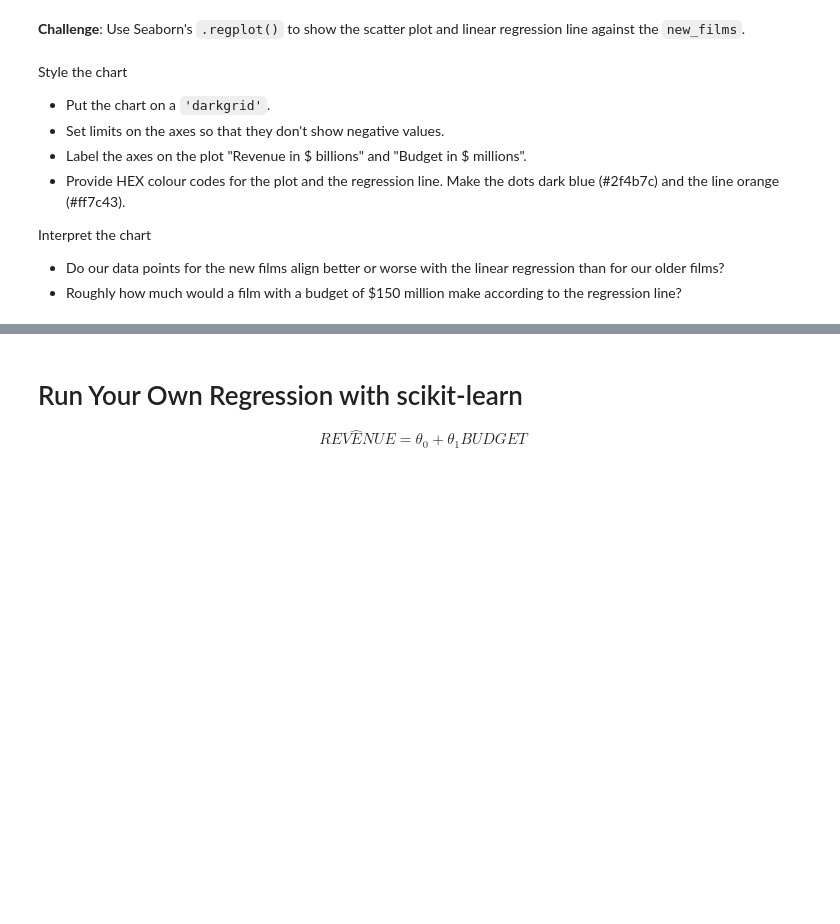
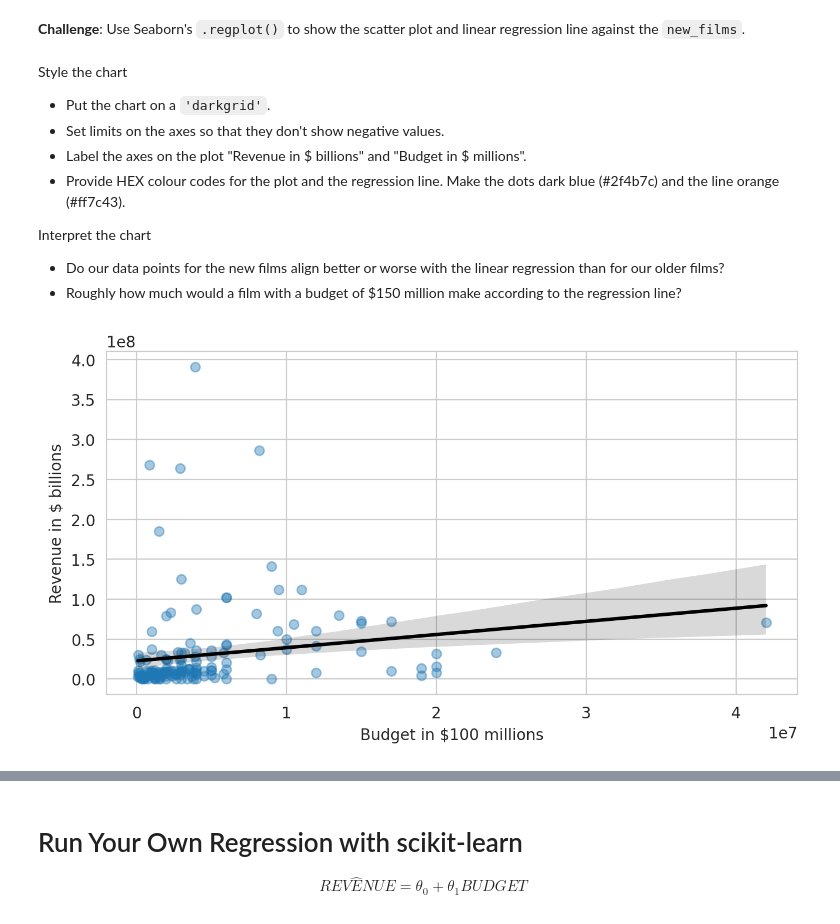
Before and after one commit to dot-techno/data-science-intro, a Jupyter notebook: Day77_Seaborn_and_Linear_Regression.ipynb, the cells around one changed output, grey strips where cells are left out. Drawn from its saved outputs; the diff is of its cells as text; code cells hidden in the pictures; blank space fills up the shorter version.

```diff
--- a/Day77_Seaborn_and_Linear_Regression.ipynb
+++ b/Day77_Seaborn_and_Linear_Regression.ipynb
@@ -235,3 +252,10 @@ Here's how:
 <img src=https://i.imgur.com/5m06Ach.png width=650>
 3. Use floor division `//` to convert the year data to the decades of the films.
 4. Add the decades as a `Decade` column to the `data_clean` DataFrame.
+# %%
+dt_index = pd.DatetimeIndex(data['Release_Date'])
+years = dt_index.year
+decades = (years // 10)*10
+data['Decade'] = decades
+
+data.sample(10)
@@ -243,3 +279,7 @@ Here's how:
 * `new_films` should include all the films from 1970 onwards
 * How many films were released prior to 1970?
 * What was the most expensive film made prior to 1970?
+# %%
+old_films = data[data.Decade < 1970]
+new_films = data[data.Decade >= 1970]
+print(f"old films shape: {old_films.shape} -- new films shape: {new_films.shape}")
@@ -260,3 +302,13 @@ Interpret the chart
 
 * Do our data points for the new films align better or worse with the linear regression than for our older films?
 * Roughly how much would a film with a budget of $150 million make according to the regression line?
+# %%
+plt.figure(figsize=(8,4), dpi=200)
+
+with sns.axes_style('whitegrid'):
+    ax = sns.regplot(data=old_films, x='USD_Production_Budget', y='USD_Worldwide_Gross',
+                scatter_kws={'alpha': 0.4},
+                line_kws = {'color':'black'})
+    ax.set(ylabel='Revenue in $ billions', xlabel='Budget in $100 millions')
+# %% [output]
+[figure, added]
```
Also changed, not shown: parts of 12 cells of this notebook, 14 other files.
